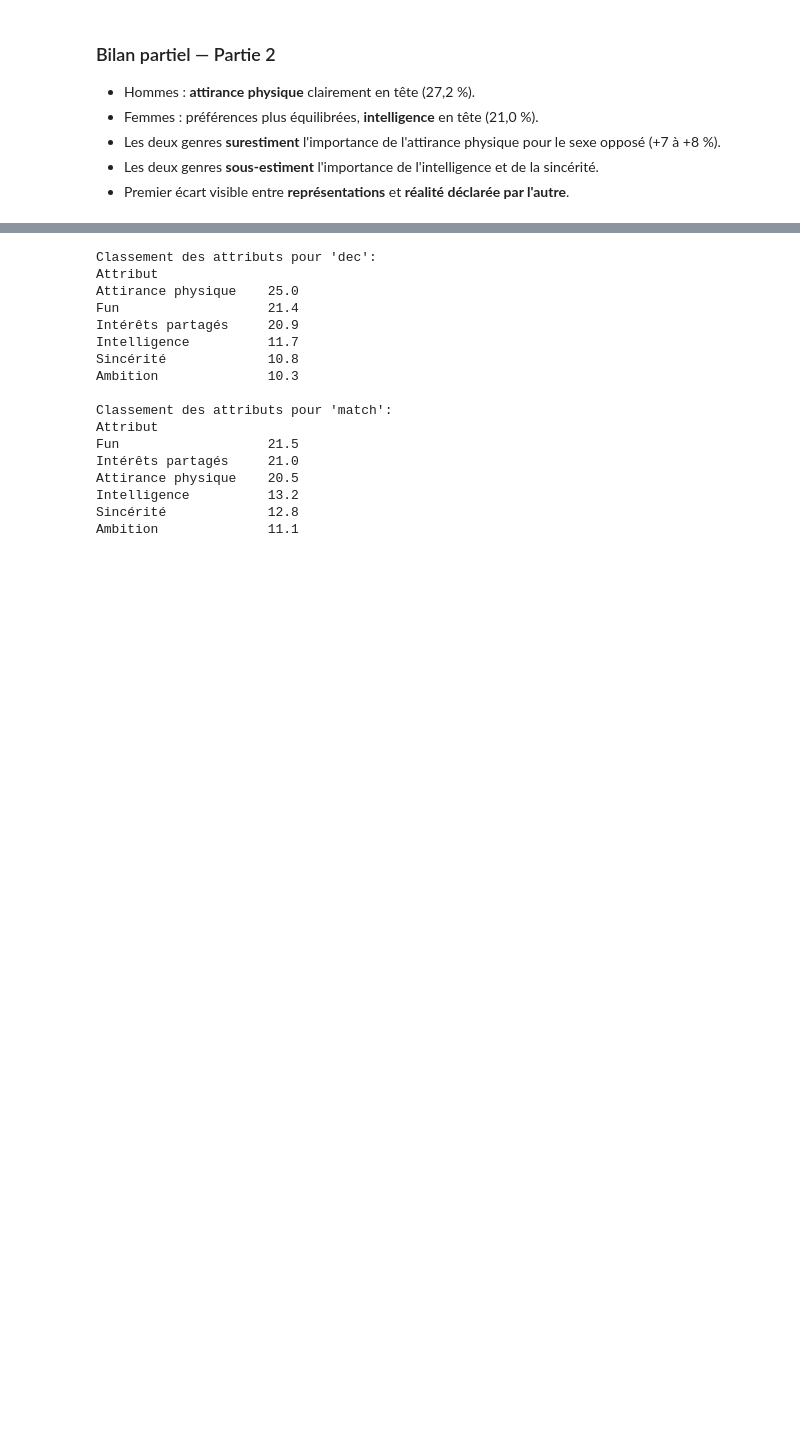
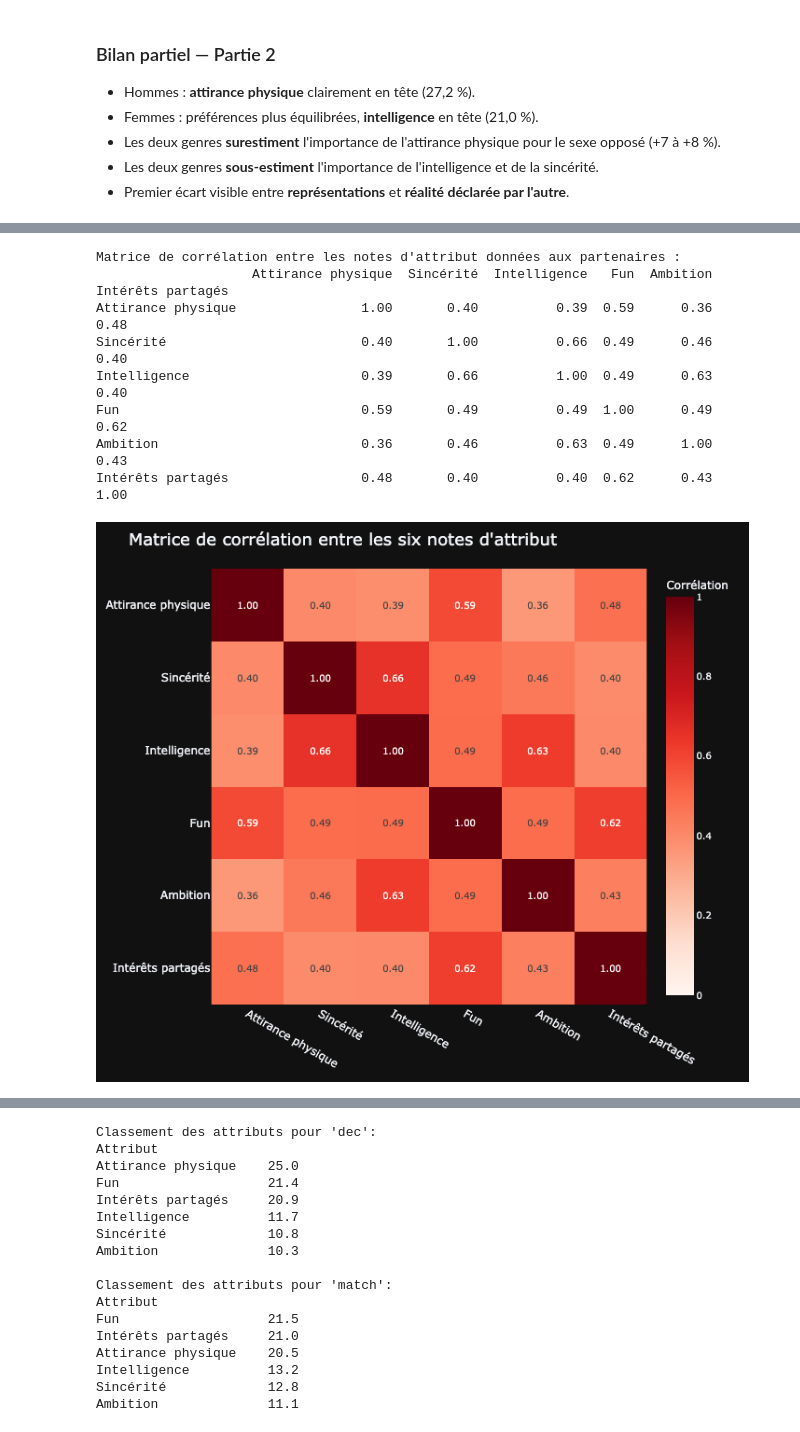
Before and after one commit to YoannRobert/jedha_projects, a Jupyter notebook: bloc2/Tinder/notebooks/Tinder.ipynb, the cells around one changed output, grey strips where cells are left out. Cells and saved outputs as stored; diff of their text form; code cells hidden in the pictures; blank space fills up the shorter version.

```diff
--- a/bloc2/Tinder/notebooks/Tinder.ipynb
+++ b/bloc2/Tinder/notebooks/Tinder.ipynb
@@ -1377,0 +1371,36 @@ Nous notons que les préférences réelles des femmes et des hommes sont assez p
+# %%
+# Corrélation inter-attributs des notes reçues
+attr_corr = df[ATTR_ABBREVS].corr()
+attr_corr.index = [ATTR_LABELS[a] for a in attr_corr.index]
+attr_corr.columns = [ATTR_LABELS[a] for a in attr_corr.columns]
+
+print("Matrice de corrélation entre les notes d'attribut données aux partenaires :")
+print(attr_corr.round(2).to_string(), end="\n\n")
+
+fig = px.imshow(
+    attr_corr,
+    text_auto=".2f",
+    color_continuous_scale=CONTINUOUS_COLOR_SCALE,
+    zmin=0, zmax=1,
+    title="Matrice de corrélation entre les six notes d'attribut",
+    labels={"color": "Corrélation"}
+)
+fig.update_layout(width=700, height=600)
+if EXPORT_IMG:
+    index_image += 1
+    fig.write_image(f"{IMG_DIR}/{index_image:02d}_matrice_correlation_inter_attributs.png")
+elif SHOW_INTERACTIVE_FIG:
+    fig.show()
+else:
+    img_bytes = fig.to_image(format="png")
+    display(Image(img_bytes))
+# %% [output]
+Matrice de corrélation entre les notes d'attribut données aux partenaires :
+                    Attirance physique  Sincérité  Intelligence   Fun  Ambition  Intérêts partagés
+Attirance physique                1.00       0.40          0.39  0.59      0.36               0.48
+Sincérité                         0.40       1.00          0.66  0.49      0.46               0.40
+Intelligence                      0.39       0.66          1.00  0.49      0.63               0.40
+Fun                               0.59       0.49          0.49  1.00      0.49               0.62
+Ambition                          0.36       0.46          0.63  0.49      1.00               0.43
+Intérêts partagés                 0.48       0.40          0.40  0.62      0.43               1.00
+[figure, added]
```
Also changed, not shown: parts of 11 cells of this notebook, 1 other file.
